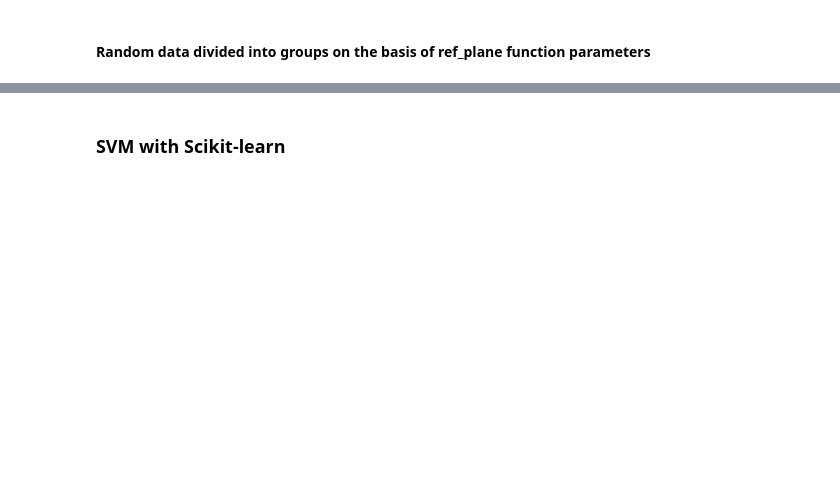
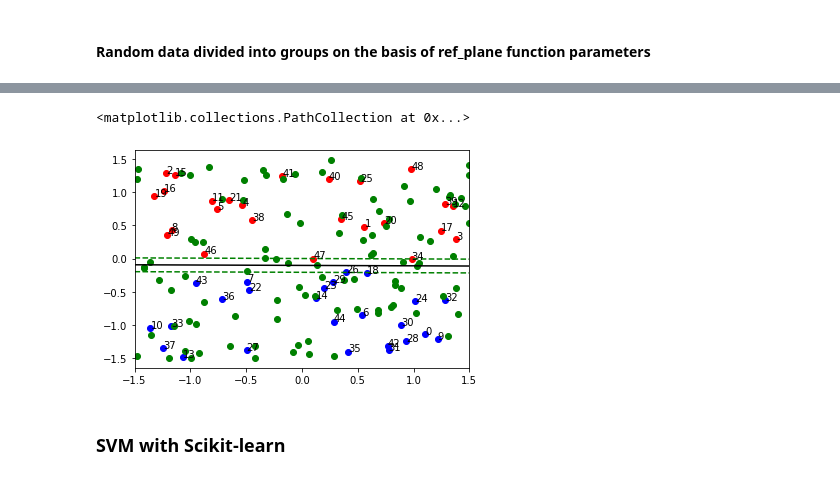
Before and after one commit to TimVrtac/Machine-Learining-Study, a Jupyter notebook: Chapter 9 - SVM.ipynb, the cells around one changed output, grey strips where cells are left out. Saved outputs shown, nothing was run; the diff lists cells and outputs as text; code cells hidden in the pictures; blank space fills up the shorter version.

Commit message:
Basic Soft-Margin SVM functionalities

```diff
--- a/Chapter 9 - SVM.ipynb
+++ b/Chapter 9 - SVM.ipynb
@@ -204,3 +172,21 @@ plt.scatter(X_test[:,0], X_test[:,1], c='green')
+# %%
+x_min=-1.5
+x_max=1.5
+plt.xlim(x_min,x_max)
+for i in range(X.shape[0]):
+    plt.scatter(X[i,0], X[i,1], c=class_color[i])
+    plt.annotate(i, (X[i,0], X[i,1]))
+x1_values = np.linspace(-1.5,1.5,100)
+hyperplane_X1 = (-1*x1_values*svm_.w[0]- svm_.b)/w[1]
+poz_margin_line = hyperplane_X1 + np.sqrt(1 + (w[0]/w[1])**2)*M
+neg_margin_line = hyperplane_X1 - np.sqrt(1 + (w[0]/w[1])**2)*M
+plt.plot(x1_values, hyperplane_X1, color='k')
+plt.plot(x1_values, poz_margin_line, c='g',ls='--' )
+plt.plot(x1_values, neg_margin_line, c='g',ls='--' )
+plt.scatter(X_test[:,0], X_test[:,1], c='green')
+# %% [output]
+<matplotlib.collections.PathCollection at 0x...>
+[figure, added]
 # %% [markdown]
 ### SVM with Scikit-learn
 # %%
```
Also changed, not shown: parts of 34 cells of this notebook, 2 other files.
